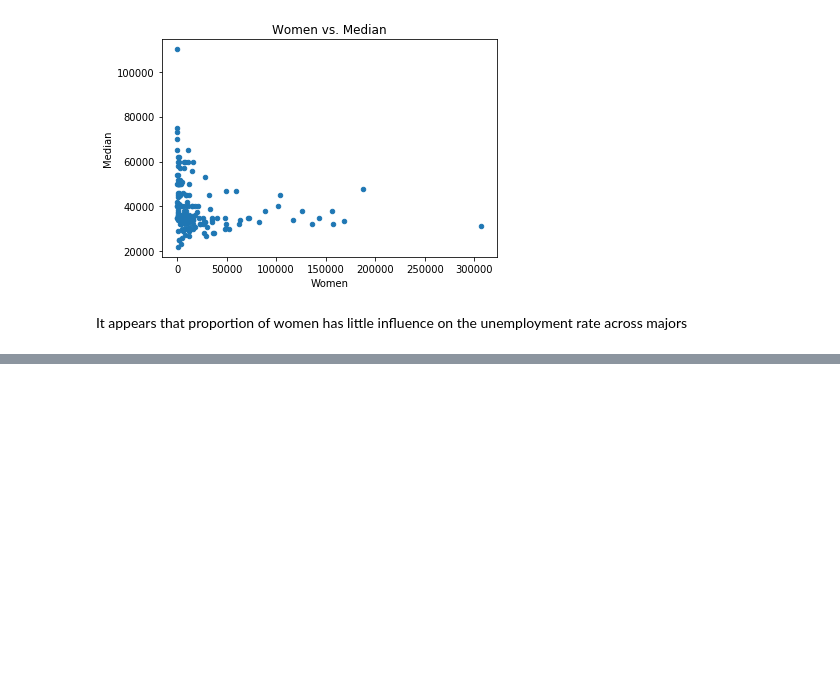
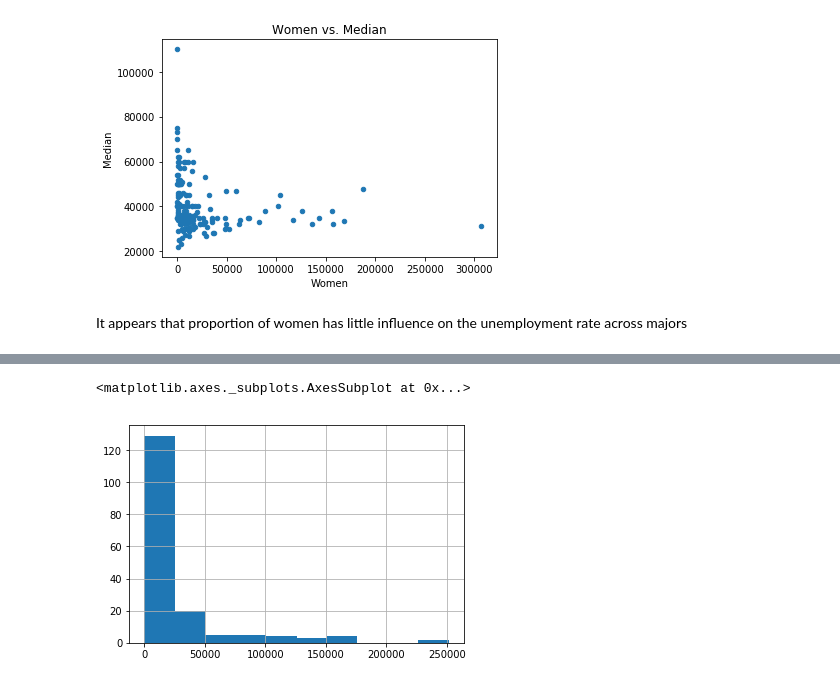
Before and after one commit to ipshitaRB/Visualize-Earnings-Based-On-College-Majors, a Jupyter notebook: Visualize_earnings_based_on_college_majors.ipynb, the cells around one changed output, grey strips where cells are left out. Drawn from its saved outputs; the diff is of its cells as text; code cells hidden in the pictures; blank space fills up the shorter version.

```diff
--- a/Visualize_earnings_based_on_college_majors.ipynb
+++ b/Visualize_earnings_based_on_college_majors.ipynb
@@ -175,0 +199,5 @@ It appears that proportion of women has little influence on the unemployment rat
+# %%
+recent_grads["Full_time"].hist(bins = 10)
+# %% [output]
+<matplotlib.axes._subplots.AxesSubplot at 0x...>
+[figure, added]
```
Also changed, not shown: parts of 10 cells of this notebook.
